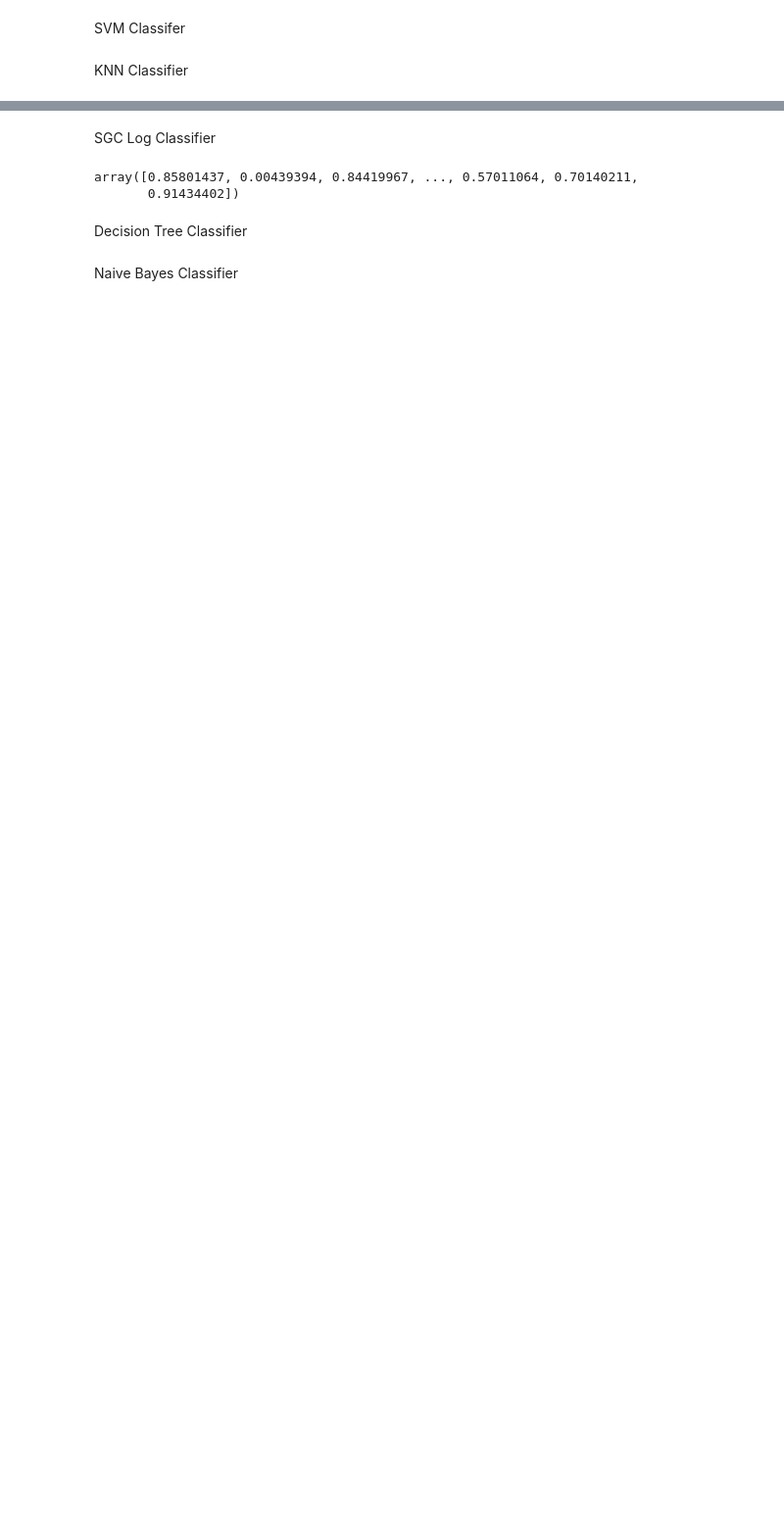
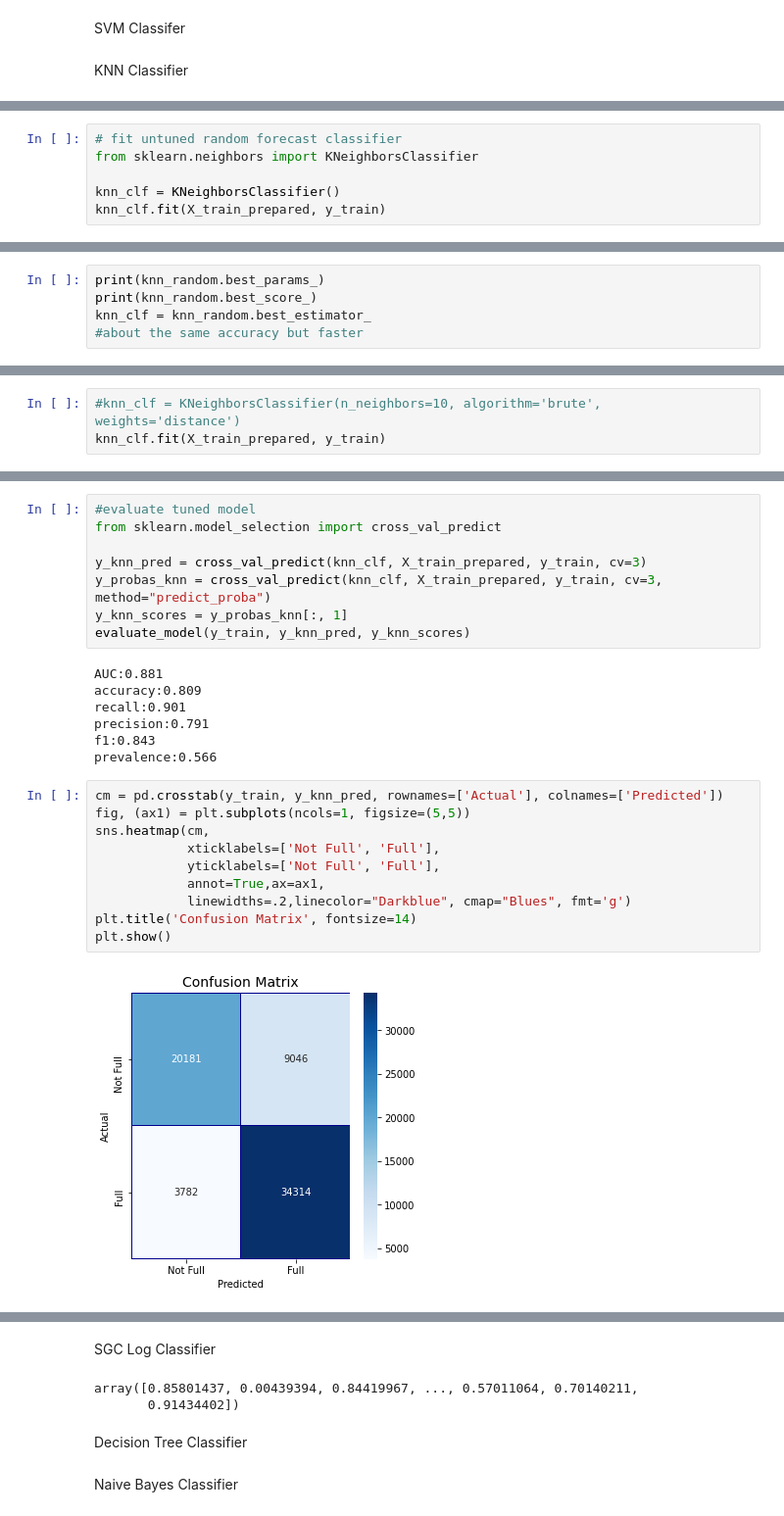
Before and after one commit to lowry777/3253-Project_Group-18, a Jupyter notebook: Group18_3253_Project-Toronto_Shelter_Occupancy.ipynb, the cells around one changed output, grey strips where cells are left out. Shown at 98% size. Saved outputs shown, nothing was run; the diff lists cells and outputs as text; blank space fills up the shorter version.

```diff
--- a/Group18_3253_Project-Toronto_Shelter_Occupancy.ipynb
+++ b/Group18_3253_Project-Toronto_Shelter_Occupancy.ipynb
@@ -803,0 +776,6 @@ print('ROC AUC Score:', roc_auc_score(y_train, y_train_pred))
+# %%
+# fit untuned random forecast classifier
+from sklearn.neighbors import KNeighborsClassifier
+
+knn_clf = KNeighborsClassifier()
+knn_clf.fit(X_train_prepared, y_train)
@@ -803,0 +881,5 @@ print('ROC AUC Score:', roc_auc_score(y_train, y_train_pred))
+# %%
+print(knn_random.best_params_)
+print(knn_random.best_score_)
+knn_clf = knn_random.best_estimator_
+#about the same accuracy but faster
@@ -803,0 +889,3 @@ print('ROC AUC Score:', roc_auc_score(y_train, y_train_pred))
+# %%
+#knn_clf = KNeighborsClassifier(n_neighbors=10, algorithm='brute', weights='distance')
+knn_clf.fit(X_train_prepared, y_train)
@@ -803,0 +896,27 @@ print('ROC AUC Score:', roc_auc_score(y_train, y_train_pred))
+# %%
+#evaluate tuned model
+from sklearn.model_selection import cross_val_predict
+
+y_knn_pred = cross_val_predict(knn_clf, X_train_prepared, y_train, cv=3)
+y_probas_knn = cross_val_predict(knn_clf, X_train_prepared, y_train, cv=3, method="predict_proba")
+y_knn_scores = y_probas_knn[:, 1]
+evaluate_model(y_train, y_knn_pred, y_knn_scores)
+# %% [output]
+AUC:0.881
+accuracy:0.809
+recall:0.901
+precision:0.791
+f1:0.843
+prevalence:0.566
+# %%
+cm = pd.crosstab(y_train, y_knn_pred, rownames=['Actual'], colnames=['Predicted'])
+fig, (ax1) = plt.subplots(ncols=1, figsize=(5,5))
+sns.heatmap(cm,
+            xticklabels=['Not Full', 'Full'],
+            yticklabels=['Not Full', 'Full'],
+            annot=True,ax=ax1,
+            linewidths=.2,linecolor="Darkblue", cmap="Blues", fmt='g')
+plt.title('Confusion Matrix', fontsize=14)
+plt.show()
+# %% [output]
+[figure, added]
```
Also changed, not shown: parts of 21 cells of this notebook.
